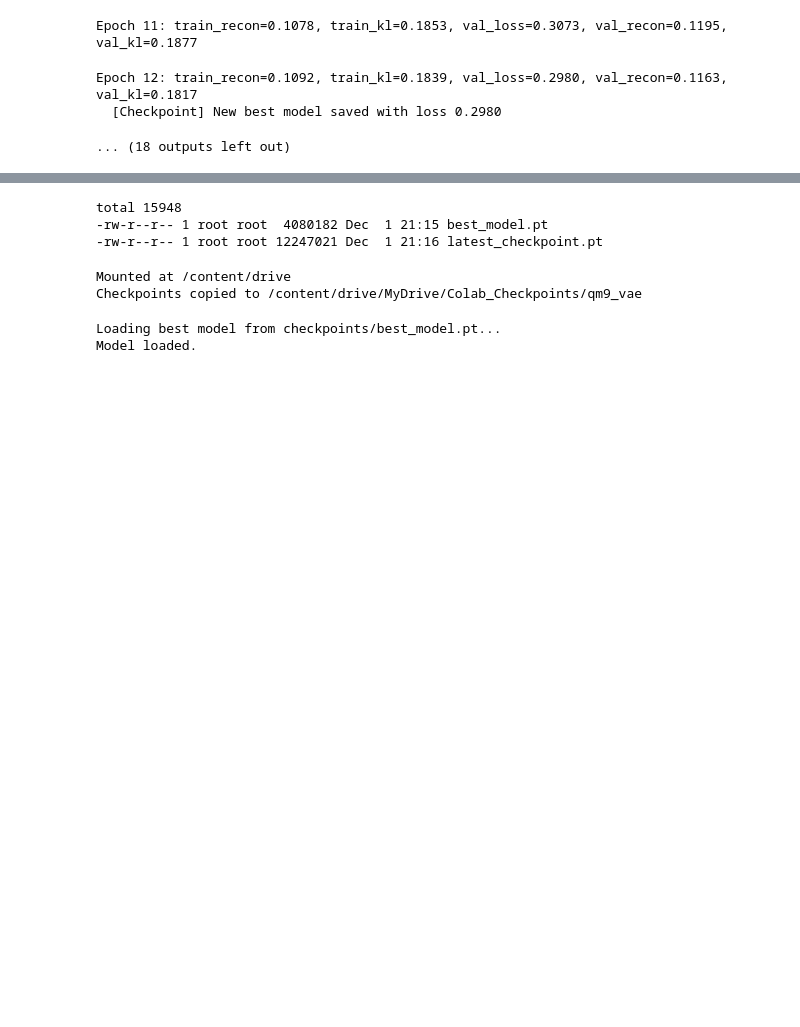
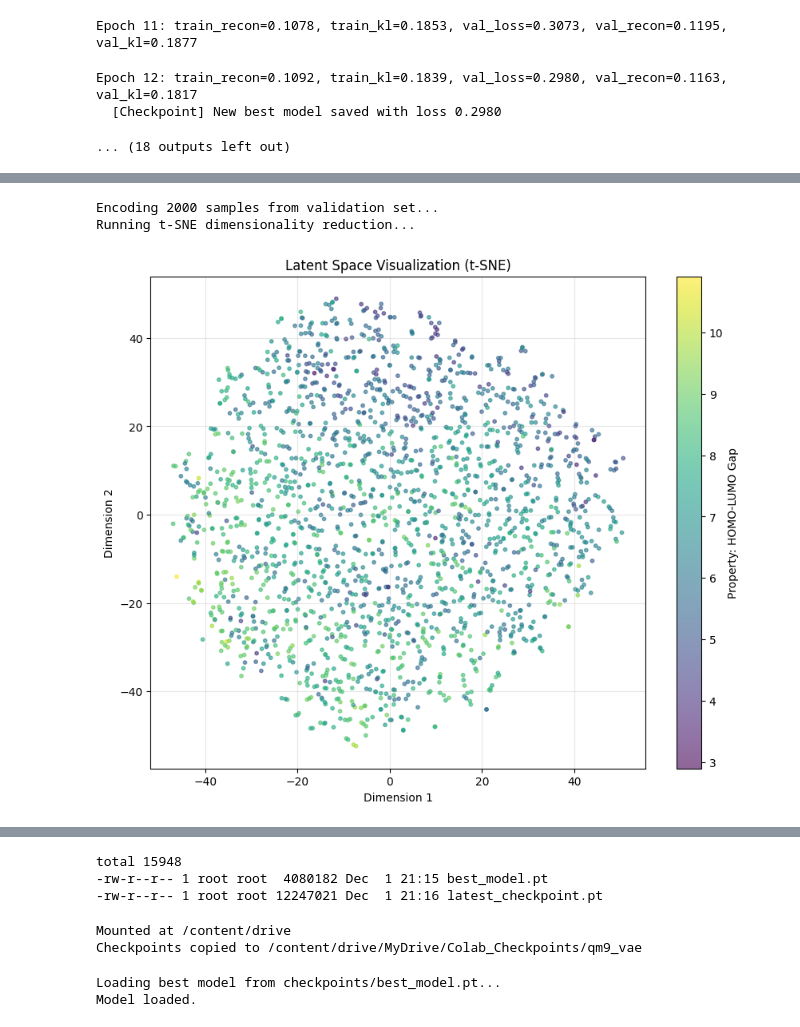
Before and after one commit to christopherlh2005/molecule-generation, a Jupyter notebook: DL_Final_Project.ipynb, the cells around one changed output, grey strips where cells are left out. Cells and saved outputs as stored; diff of their text form; code cells hidden in the pictures; blank space fills up the shorter version.

```diff
--- a/DL_Final_Project.ipynb
+++ b/DL_Final_Project.ipynb
@@ -372,0 +462,59 @@ Epoch 12: train_recon=0.1092, train_kl=0.1839, val_loss=0.2980, val_recon=0.1163
+# %%
+import numpy as np
+from sklearn.manifold import TSNE
+import matplotlib.pyplot as plt
+
+# 1. Collect Latent Vectors and Properties
+model.eval()
+latent_vectors = []
+properties = []
+
+# We'll use a subset of the validation set to keep t-SNE fast
+NUM_SAMPLES = 2000
+collected = 0
+
+print(f"Encoding {NUM_SAMPLES} samples from validation set...")
+
+with torch.no_grad():
+    for i, batch in enumerate(val_loader):
+        batch = batch.to(device)
+        mu, _ = model.encode(batch)
+        latent_vectors.append(mu.cpu().numpy())
+
+        # Get corresponding properties (targets)
+        # We need the indices to fetch targets from the original dataset
+        # simpler way: just iterate the dataset directly for this viz
+        pass
+
+        collected += batch.size(0)
+        if collected >= NUM_SAMPLES:
+            break
+
+# Concatenate collected vectors
+latent_vectors = np.concatenate(latent_vectors, axis=0)[:NUM_SAMPLES]
+
+# Fetch corresponding targets from the validation dataset directly
+# QM9 'target' is a list of 19 properties. Index 4 is usually 'Gap' (HOMO-LUMO gap)
+# Let's extract property index 4 for coloring
+targets = dataset['validation'].select(range(NUM_SAMPLES))['target']
+prop_values = [t[4] for t in targets]
+
+# 2. Run t-SNE
+print("Running t-SNE dimensionality reduction...")
+tsne = TSNE(n_components=2, random_state=42, init='pca', learning_rate='auto')
+latent_2d = tsne.fit_transform(latent_vectors)
+
+# 3. Plot
+plt.figure(figsize=(10, 8))
+scatter = plt.scatter(latent_2d[:, 0], latent_2d[:, 1],
+                      c=prop_values, cmap='viridis', alpha=0.6, s=10)
+plt.colorbar(scatter, label='Property: HOMO-LUMO Gap')
+plt.title("Latent Space Visualization (t-SNE)")
+plt.xlabel("Dimension 1")
+plt.ylabel("Dimension 2")
+plt.grid(True, alpha=0.3)
+plt.show()
+# %% [output]
+Encoding 2000 samples from validation set...
+Running t-SNE dimensionality reduction...
+[figure, added]
```
Also changed, not shown: parts of 11 cells of this notebook.
